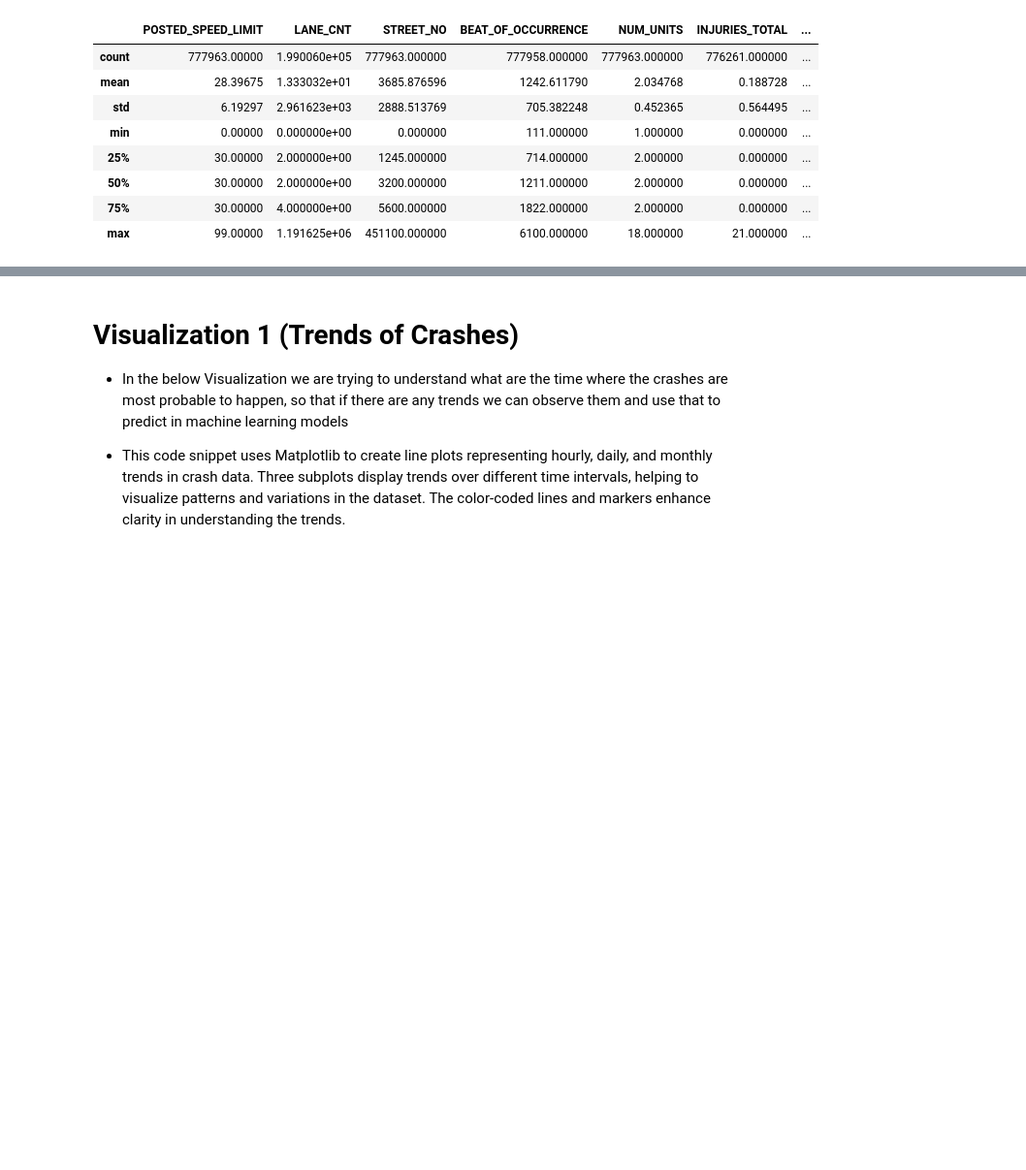
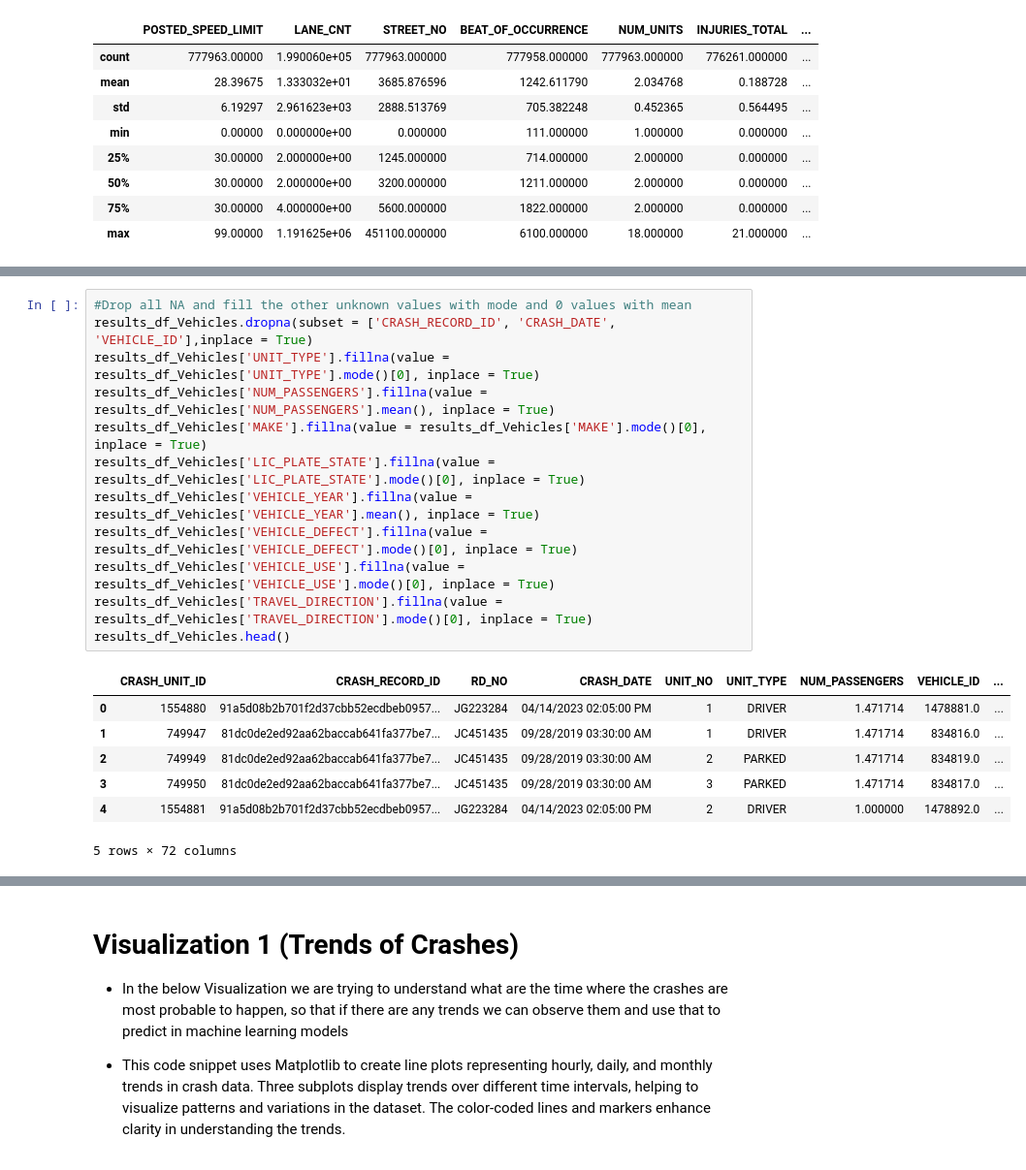
Before and after one commit to uic-cs418-traffic-crash-prediction/cs-418-traffic-crash-prediction, a Jupyter notebook: data_analysis.ipynb, the cells around one changed output, grey strips where cells are left out. Shown at 97% size. Drawn from its saved outputs; the diff is of its cells as text; blank space fills up the shorter version.

```diff
--- a/data_analysis.ipynb
+++ b/data_analysis.ipynb
@@ -69,0 +107,20 @@ memory usage: 310.9+ MB
+# %%
+#Drop all NA and fill the other unknown values with mode and 0 values with mean
+results_df_Vehicles.dropna(subset = ['CRASH_RECORD_ID', 'CRASH_DATE', 'VEHICLE_ID'],inplace = True)
+results_df_Vehicles['UNIT_TYPE'].fillna(value = results_df_Vehicles['UNIT_TYPE'].mode()[0], inplace = True)
+results_df_Vehicles['NUM_PASSENGERS'].fillna(value = results_df_Vehicles['NUM_PASSENGERS'].mean(), inplace = True)
+results_df_Vehicles['MAKE'].fillna(value = results_df_Vehicles['MAKE'].mode()[0], inplace = True)
+results_df_Vehicles['LIC_PLATE_STATE'].fillna(value = results_df_Vehicles['LIC_PLATE_STATE'].mode()[0], inplace = True)
+results_df_Vehicles['VEHICLE_YEAR'].fillna(value = results_df_Vehicles['VEHICLE_YEAR'].mean(), inplace = True)
+results_df_Vehicles['VEHICLE_DEFECT'].fillna(value = results_df_Vehicles['VEHICLE_DEFECT'].mode()[0], inplace = True)
+results_df_Vehicles['VEHICLE_USE'].fillna(value = results_df_Vehicles['VEHICLE_USE'].mode()[0], inplace = True)
+results_df_Vehicles['TRAVEL_DIRECTION'].fillna(value = results_df_Vehicles['TRAVEL_DIRECTION'].mode()[0], inplace = True)
+results_df_Vehicles.head()
+# %% [output]
+|  | CRASH_UNIT_ID | CRASH_RECORD_ID | RD_NO | CRASH_DATE | UNIT_NO | UNIT_TYPE | NUM_PASSENGERS | VEHICLE_ID | ... |
+| 0 | 1554880 | 91a5d08b2b701f2d37cbb52ecdbeb0957... | JG223284 | 04/14/2023 02:05:00 PM | 1 | DRIVER | 1.471714 | 1478881.0 | ... |
+| 1 | 749947 | 81dc0de2ed92aa62baccab641fa377be7... | JC451435 | 09/28/2019 03:30:00 AM | 1 | DRIVER | 1.471714 | 834816.0 | ... |
+| 2 | 749949 | 81dc0de2ed92aa62baccab641fa377be7... | JC451435 | 09/28/2019 03:30:00 AM | 2 | PARKED | 1.471714 | 834819.0 | ... |
+| 3 | 749950 | 81dc0de2ed92aa62baccab641fa377be7... | JC451435 | 09/28/2019 03:30:00 AM | 3 | PARKED | 1.471714 | 834817.0 | ... |
+| 4 | 1554881 | 91a5d08b2b701f2d37cbb52ecdbeb0957... | JG223284 | 04/14/2023 02:05:00 PM | 2 | DRIVER | 1.000000 | 1478892.0 | ... |
+5 rows × 72 columns
```
Also changed, not shown: parts of 20 cells of this notebook.
